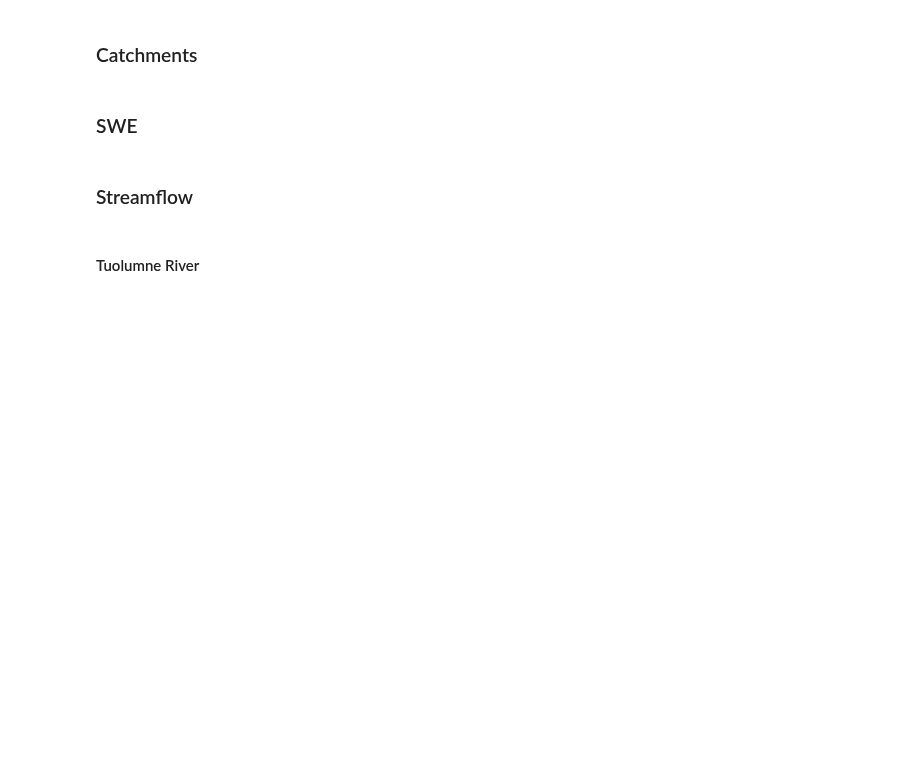
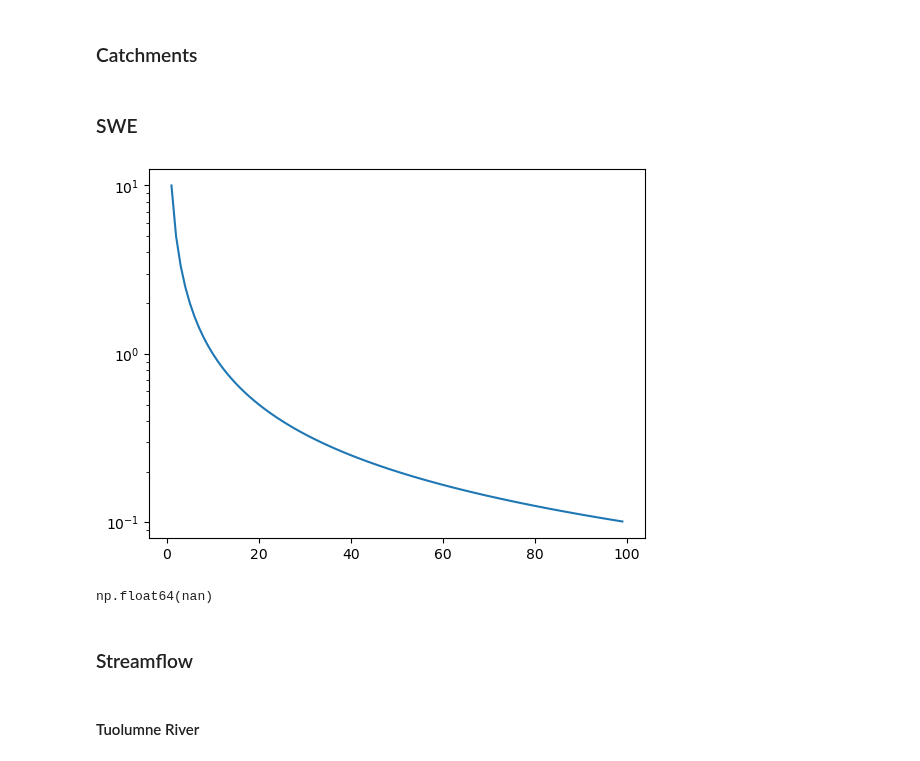
Before and after one commit to dlhogan97/CONFLUENCE-uwmtnhydro, a Jupyter notebook: ess-project/notebooks/analysis/swe_q_relationships.ipynb, the cells around one changed output. Saved outputs shown, nothing was run; the diff lists cells and outputs as text; code cells hidden in the pictures; blank space fills up the shorter version.

```diff
--- a/ess-project/notebooks/analysis/swe_q_relationships.ipynb
+++ b/ess-project/notebooks/analysis/swe_q_relationships.ipynb
@@ -96,6 +96,21 @@ east_avg_peak_swe = east_april1_swe.groupby("water_year")["SWE"].mean().reset_in
 # convert SWE to mm
 tuolumne_avg_peak_swe["SWE"] = tuolumne_avg_peak_swe["SWE"] * 25.4
 east_avg_peak_swe["SWE"] = east_avg_peak_swe["SWE"] * 25.4
+# %%
+import numpy as np
+import matplotlib.pyplot as plt
+
+x = 10
+t = np.arange(1, 100, 1)
+y = (x)/2t
+plt.plot(t, y)
+plt.yscale('log')
+# %% [output]
+[figure, added]
+# %%
+np.log(-1)
+# %% [output]
+np.float64(nan)
 # %% [markdown]
 ### Streamflow
 # %% [markdown]
```
Also changed, not shown: 23 other files.
